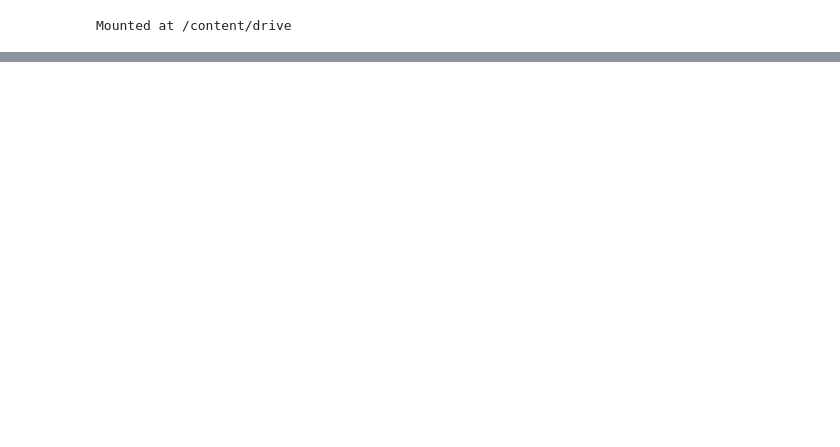
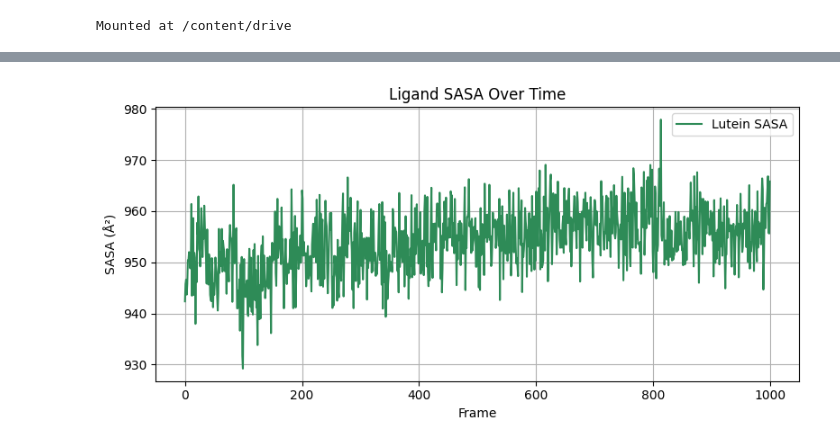
Before and after one commit to Ash100/MDS, a Jupyter notebook: SSA.ipynb, the cells around one changed output, grey strips where cells are left out. Cells and saved outputs as stored; diff of their text form; code cells hidden in the pictures; blank space fills up the shorter version.

```diff
--- a/SSA.ipynb
+++ b/SSA.ipynb
@@ -95,0 +95,15 @@ plt.show()
+# %%
+import numpy as np
+
+sasa_protein = np.loadtxt("protein_sasa.dat", usecols=1)
+sasa_ligand = np.loadtxt("ligand_sasa.dat", usecols=1)
+sasa_complex = np.loadtxt("complex_sasa.dat", usecols=1)
+
+frames_protein = np.arange(len(sasa_protein))
+frames_ligand = np.arange(len(sasa_ligand))
+frames_complex = np.arange(len(sasa_complex))
+
+print("Lengths:")
+print(f"Protein SASA: {len(sasa_protein)}")
+print(f"Ligand SASA: {len(sasa_ligand)}")
+print(f"Complex SASA: {len(sasa_complex)}")
@@ -95,0 +130,13 @@ plt.show()
+# %%
+plt.figure(figsize=(8, 4))
+plt.plot(frames_ligand, sasa_ligand, color='seagreen', label='Lutein SASA')
+plt.xlabel("Frame")
+plt.ylabel("SASA (Å²)")
+plt.title("Ligand SASA Over Time")
+plt.grid(True)
+plt.legend()
+plt.tight_layout()
+plt.savefig("/content/3aup_ligand_sasa_plot.png", dpi=600)
+plt.show()
+# %% [output]
+[figure, added]
```
Also changed, not shown: parts of 19 cells of this notebook.
